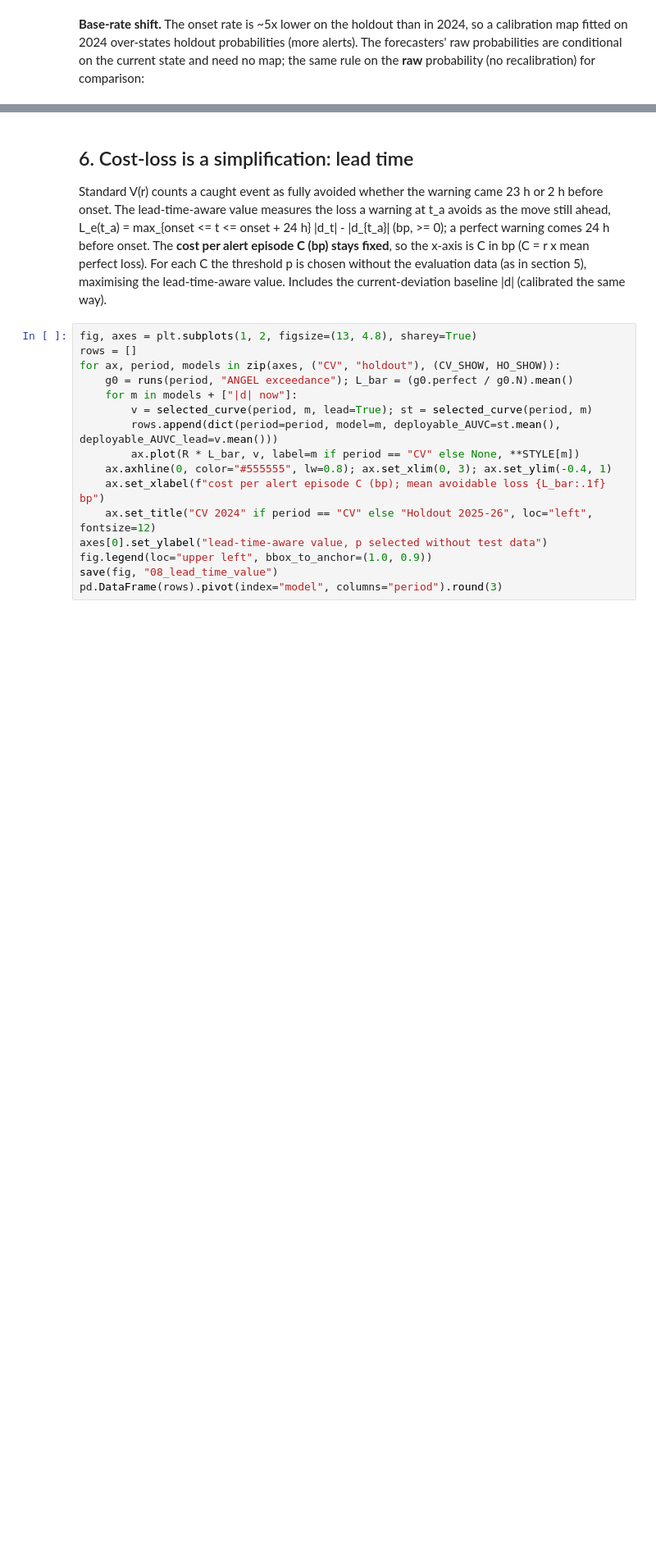
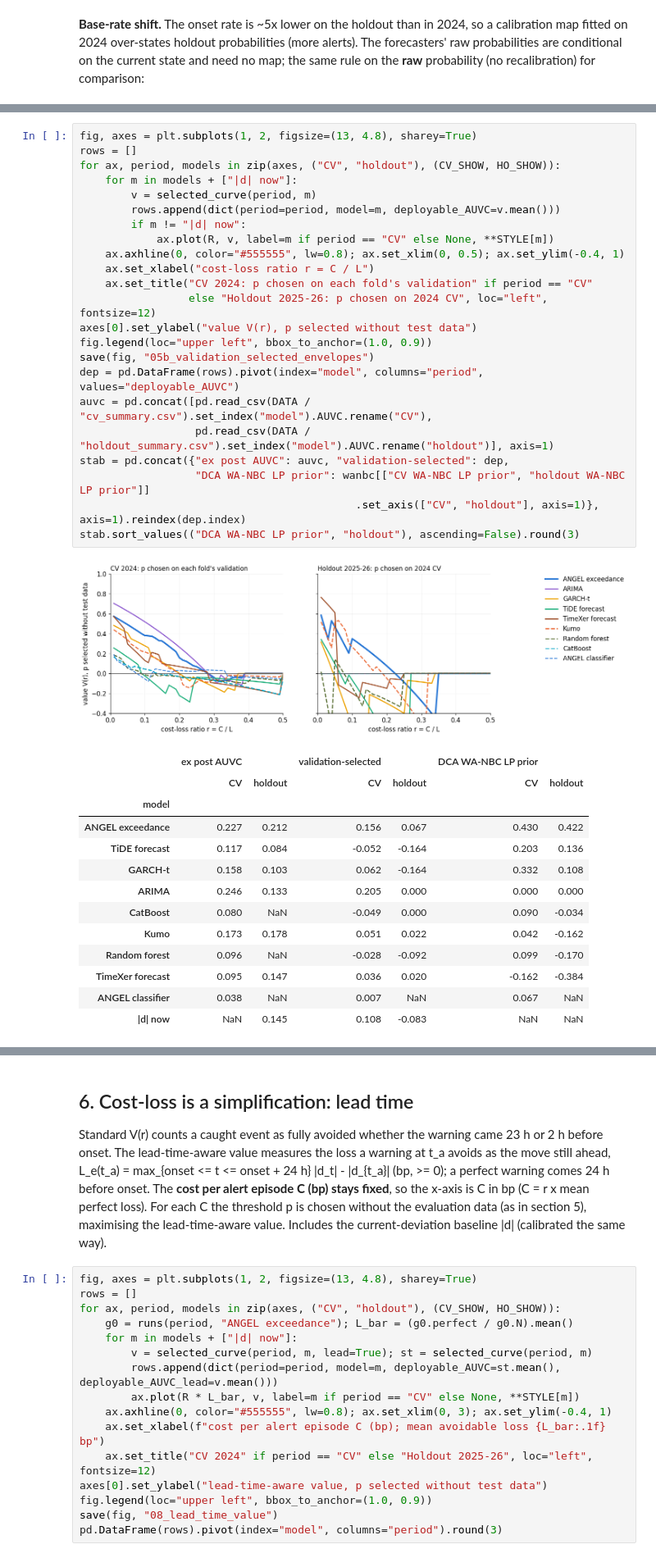
Before and after one commit to ochaff/stablecoin-depeg-forecast, a Jupyter notebook: slides/early_warning_results.ipynb, the cells around one changed output, grey strips where cells are left out. Shown at 82% size. Cells and saved outputs as stored; diff of their text form; blank space fills up the shorter version.

```diff
--- a/slides/early_warning_results.ipynb
+++ b/slides/early_warning_results.ipynb
@@ -315,3 +482,41 @@ summary.round(3)
+# %%
+fig, axes = plt.subplots(1, 2, figsize=(13, 4.8), sharey=True)
+rows = []
+for ax, period, models in zip(axes, ("CV", "holdout"), (CV_SHOW, HO_SHOW)):
+    for m in models + ["|d| now"]:
+        v = selected_curve(period, m)
+        rows.append(dict(period=period, model=m, deployable_AUVC=v.mean()))
+        if m != "|d| now":
+            ax.plot(R, v, label=m if period == "CV" else None, **STYLE[m])
+    ax.axhline(0, color="#555555", lw=0.8); ax.set_xlim(0, 0.5); ax.set_ylim(-0.4, 1)
+    ax.set_xlabel("cost-loss ratio r = C / L")
+    ax.set_title("CV 2024: p chosen on each fold's validation" if period == "CV"
+                 else "Holdout 2025-26: p chosen on 2024 CV", loc="left", fontsize=12)
+axes[0].set_ylabel("value V(r), p selected without test data")
+fig.legend(loc="upper left", bbox_to_anchor=(1.0, 0.9))
+save(fig, "05b_validation_selected_envelopes")
+dep = pd.DataFrame(rows).pivot(index="model", columns="period", values="deployable_AUVC")
+auvc = pd.concat([pd.read_csv(DATA / "cv_summary.csv").set_index("model").AUVC.rename("CV"),
+                  pd.read_csv(DATA / "holdout_summary.csv").set_index("model").AUVC.rename("holdout")], axis=1)
+stab = pd.concat({"ex post AUVC": auvc, "validation-selected": dep,
+                  "DCA WA-NBC LP prior": wanbc[["CV WA-NBC LP prior", "holdout WA-NBC LP prior"]]
+                                           .set_axis(["CV", "holdout"], axis=1)}, axis=1).reindex(dep.index)
+stab.sort_values(("DCA WA-NBC LP prior", "holdout"), ascending=False).round(3)
+# %% [output]
+[figure, added]
+|  | ex post AUVC |  | validation-selected |  | DCA WA-NBC LP prior |  |
+|  | CV | holdout | CV | holdout | CV | holdout |
+| model |  |  |  |  |  |  |
+| ANGEL exceedance | 0.227 | 0.212 | 0.156 | 0.067 | 0.430 | 0.422 |
+| TiDE forecast | 0.117 | 0.084 | -0.052 | -0.164 | 0.203 | 0.136 |
+| GARCH-t | 0.158 | 0.103 | 0.062 | -0.164 | 0.332 | 0.108 |
+| ARIMA | 0.246 | 0.133 | 0.205 | 0.000 | 0.000 | 0.000 |
+| CatBoost | 0.080 | NaN | -0.049 | 0.000 | 0.090 | -0.034 |
+| Kumo | 0.173 | 0.178 | 0.051 | 0.022 | 0.042 | -0.162 |
+| Random forest | 0.096 | NaN | -0.028 | -0.092 | 0.099 | -0.170 |
+| TimeXer forecast | 0.095 | 0.147 | 0.036 | 0.020 | -0.162 | -0.384 |
+| ANGEL classifier | 0.038 | NaN | 0.007 | NaN | 0.067 | NaN |
+| |d| now | NaN | 0.145 | 0.108 | -0.083 | NaN | NaN |
 # %% [markdown]
 **Value heatmap.** Rows: the probability threshold p the user acts on; columns: the user's true cost-loss ratio
 r. Blue = positive value, red = worse than never acting. The diagonal p = r is the decision rule; for a calibrated
```
Also changed, not shown: parts of 19 cells of this notebook, 21 other files.
